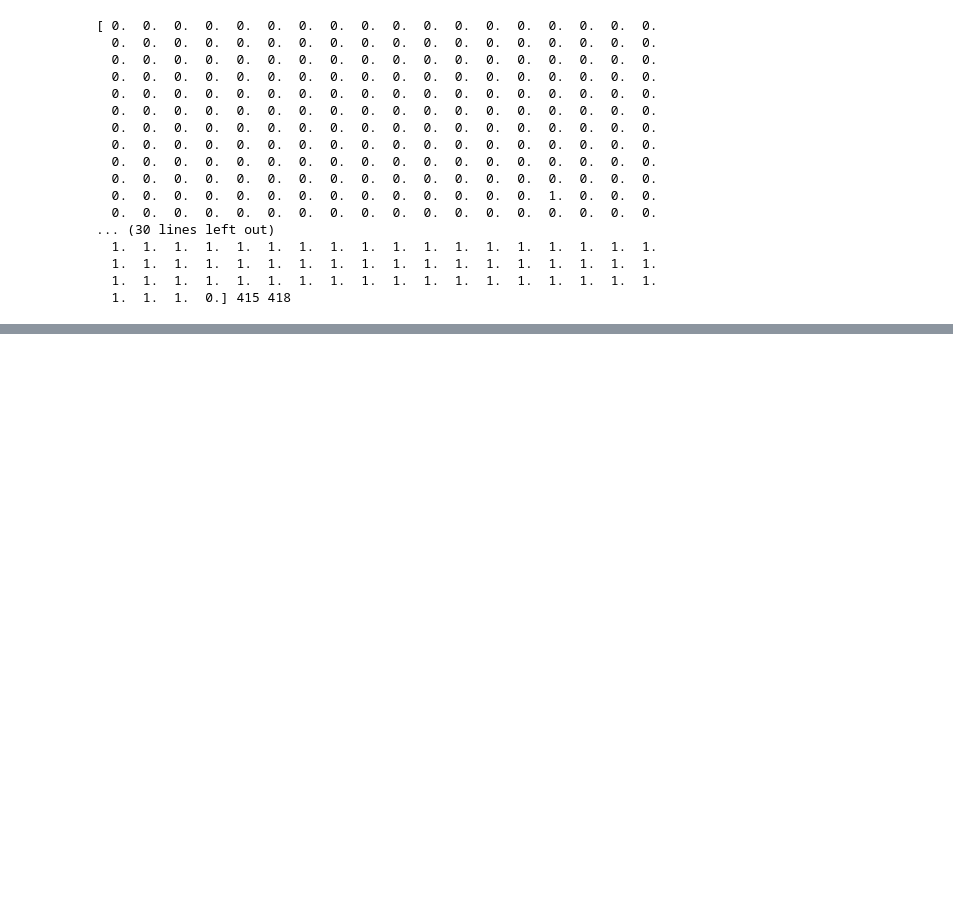
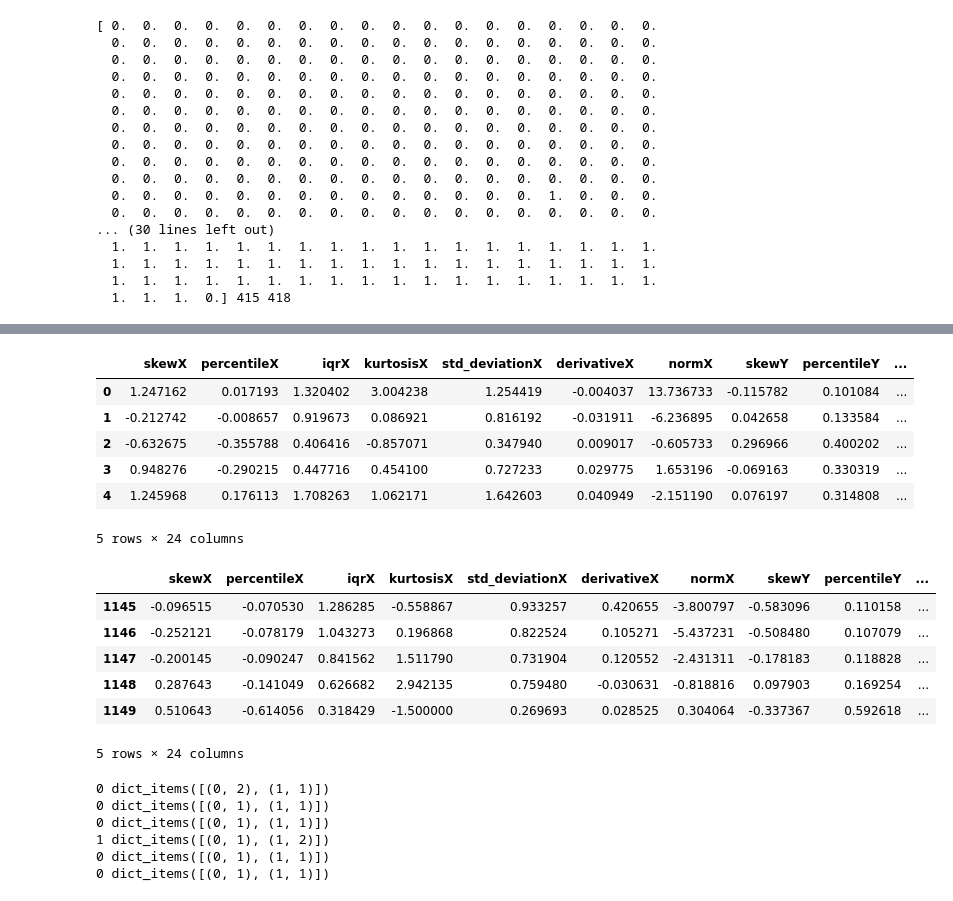
Before and after one commit to nithishr/activity_recognition, a Jupyter notebook: Test_Android_Raw.ipynb, the cells around one changed output, grey strips where cells are left out. Drawn from its saved outputs; the diff is of its cells as text; code cells hidden in the pictures; blank space fills up the shorter version.

Commit message:
Updated ensemble evaluation

```diff
--- a/Test_Android.ipynb
+++ b/Test_Android_Raw.ipynb
@@ -385,9 +385,11 @@ for ldf in ldp_files:
 [figure]
 [figure]
 # %%
-sua_frame, sda_frame, eua_frame, eda_frame = create_acc_features_from_files(2000, 5000,
+sua_frame, sda_frame, eua_frame, eda_frame, lua_frame, lda_frame, wa_frame = create_acc_features_from_files(2000, 5000,
                                su_files = sua_files, sd_files = sda_files,
-                               eu_files = eua_files, ed_files = eda_files)
+                               eu_files = eua_files, ed_files = eda_files,
+                               lu_files = lua_files, ld_files = lda_files,
+                                w_files = wa_files)
 # %% [output]
 A value is trying to be set on a copy of a slice from a DataFrame.
 Try using .loc[row_indexer,col_indexer] = value instead
@@ -475,0 +572,26 @@ print(edp, (edp==1).sum(),len(edp))
+# %%
+display(acc_features.head(), acc_features.tail())
+# %% [output]
+|  | skewX | percentileX | iqrX | kurtosisX | std_deviationX | derivativeX | normX | skewY | percentileY | ... |
+| 0 | 1.247162 | 0.017193 | 1.320402 | 3.004238 | 1.254419 | -0.004037 | 13.736733 | -0.115782 | 0.101084 | ... |
+| 1 | -0.212742 | -0.008657 | 0.919673 | 0.086921 | 0.816192 | -0.031911 | -6.236895 | 0.042658 | 0.133584 | ... |
+| 2 | -0.632675 | -0.355788 | 0.406416 | -0.857071 | 0.347940 | 0.009017 | -0.605733 | 0.296966 | 0.400202 | ... |
+| 3 | 0.948276 | -0.290215 | 0.447716 | 0.454100 | 0.727233 | 0.029775 | 1.653196 | -0.069163 | 0.330319 | ... |
+| 4 | 1.245968 | 0.176113 | 1.708263 | 1.062171 | 1.642603 | 0.040949 | -2.151190 | 0.076197 | 0.314808 | ... |
+5 rows × 24 columns
+|  | skewX | percentileX | iqrX | kurtosisX | std_deviationX | derivativeX | normX | skewY | percentileY | ... |
+| 1145 | -0.096515 | -0.070530 | 1.286285 | -0.558867 | 0.933257 | 0.420655 | -3.800797 | -0.583096 | 0.110158 | ... |
+| 1146 | -0.252121 | -0.078179 | 1.043273 | 0.196868 | 0.822524 | 0.105271 | -5.437231 | -0.508480 | 0.107079 | ... |
+| 1147 | -0.200145 | -0.090247 | 0.841562 | 1.511790 | 0.731904 | 0.120552 | -2.431311 | -0.178183 | 0.118828 | ... |
+| 1148 | 0.287643 | -0.141049 | 0.626682 | 2.942135 | 0.759480 | -0.030631 | -0.818816 | 0.097903 | 0.169254 | ... |
+| 1149 | 0.510643 | -0.614056 | 0.318429 | -1.500000 | 0.269693 | 0.028525 | 0.304064 | -0.337367 | 0.592618 | ... |
+5 rows × 24 columns
+# %%
+y, ypred = ensemble_classifier(pressure_features, acc_features)
+# %% [output]
+0 dict_items([(0, 2), (1, 1)])
+0 dict_items([(0, 1), (1, 1)])
+0 dict_items([(0, 1), (1, 1)])
+1 dict_items([(0, 1), (1, 2)])
+0 dict_items([(0, 1), (1, 1)])
+0 dict_items([(0, 1), (1, 1)])
```
Also changed, not shown: parts of 8 cells of this notebook, 1 other file.
